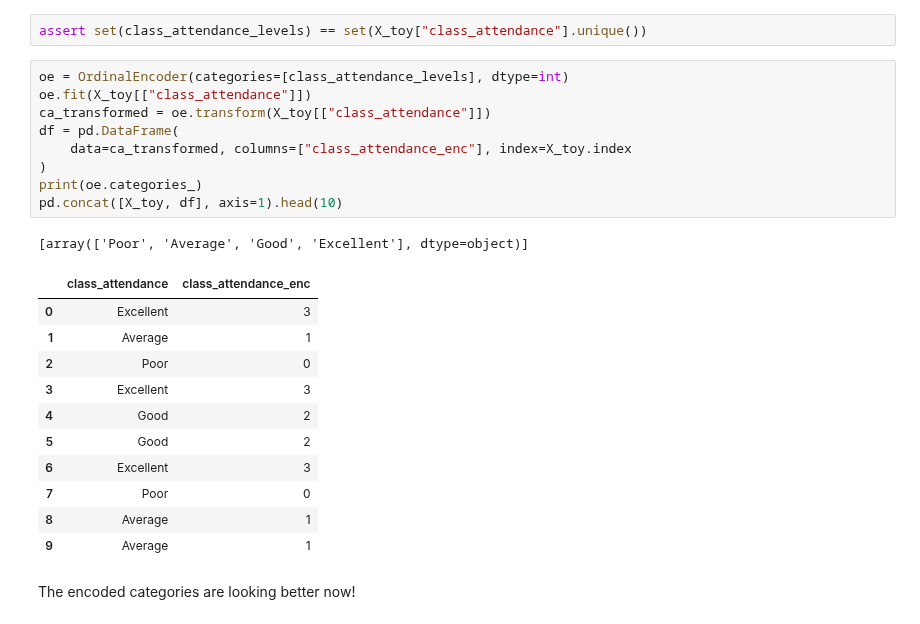
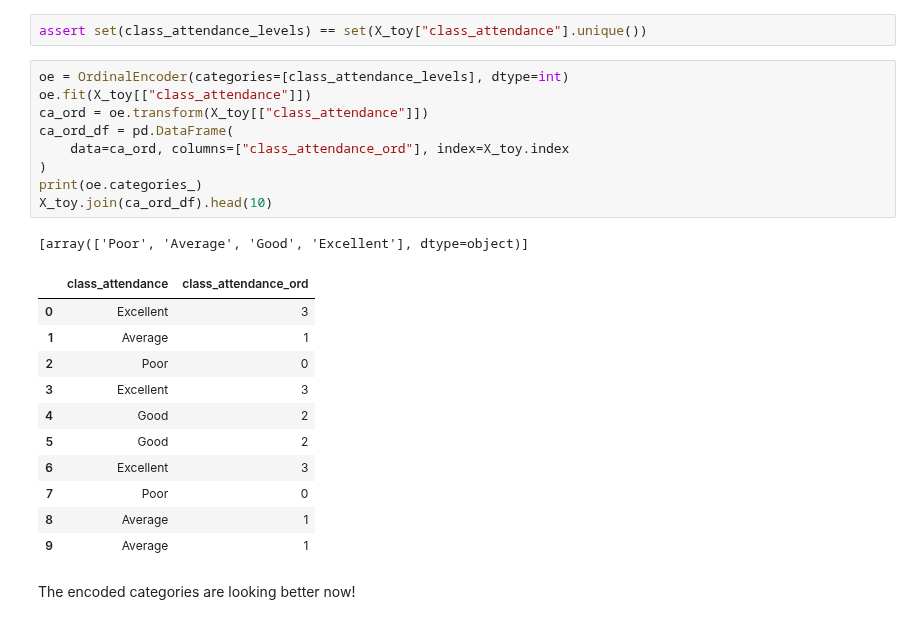
Before and after one commit to UBC-CS/cpsc330-2023s, a Jupyter notebook: lectures/06_column-transformer-text-feats.ipynb, the cells around one changed output. Saved outputs shown, nothing was run; the diff lists cells and outputs as text.

```diff
--- a/lectures/06_column-transformer-text-feats.ipynb
+++ b/lectures/06_column-transformer-text-feats.ipynb
@@ -554,15 +499,15 @@ assert set(class_attendance_levels) == set(X_toy["class_attendance"].unique())
 # %%
 oe = OrdinalEncoder(categories=[class_attendance_levels], dtype=int)
 oe.fit(X_toy[["class_attendance"]])
-ca_transformed = oe.transform(X_toy[["class_attendance"]])
-df = pd.DataFrame(
-    data=ca_transformed, columns=["class_attendance_enc"], index=X_toy.index
+ca_ord = oe.transform(X_toy[["class_attendance"]])
+ca_ord_df = pd.DataFrame(
+    data=ca_ord, columns=["class_attendance_ord"], index=X_toy.index
 )
 print(oe.categories_)
-pd.concat([X_toy, df], axis=1).head(10)
+X_toy.join(ca_ord_df).head(10)
 # %% [output]
 [array(['Poor', 'Average', 'Good', 'Excellent'], dtype=object)]
-|  | class_attendance | class_attendance_enc |
+|  | class_attendance | class_attendance_ord |
 | 0 | Excellent | 3 |
 | 1 | Average | 1 |
 | 2 | Poor | 0 |
```
Also changed, not shown: parts of 83 cells of this notebook.
